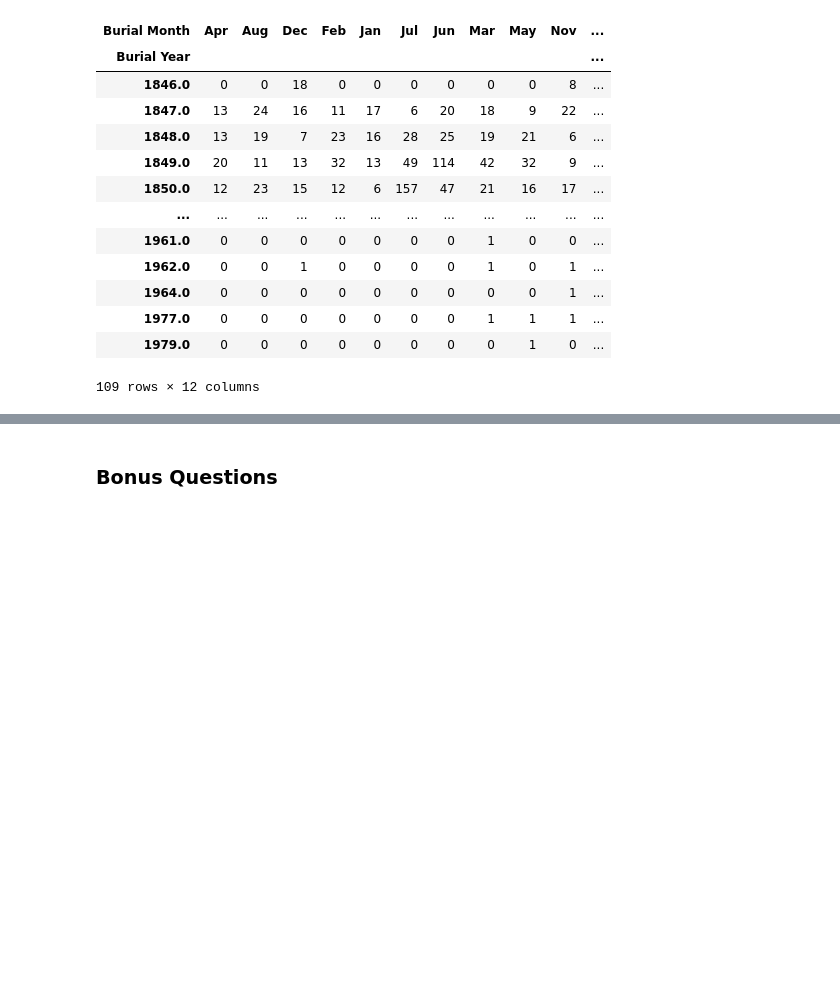
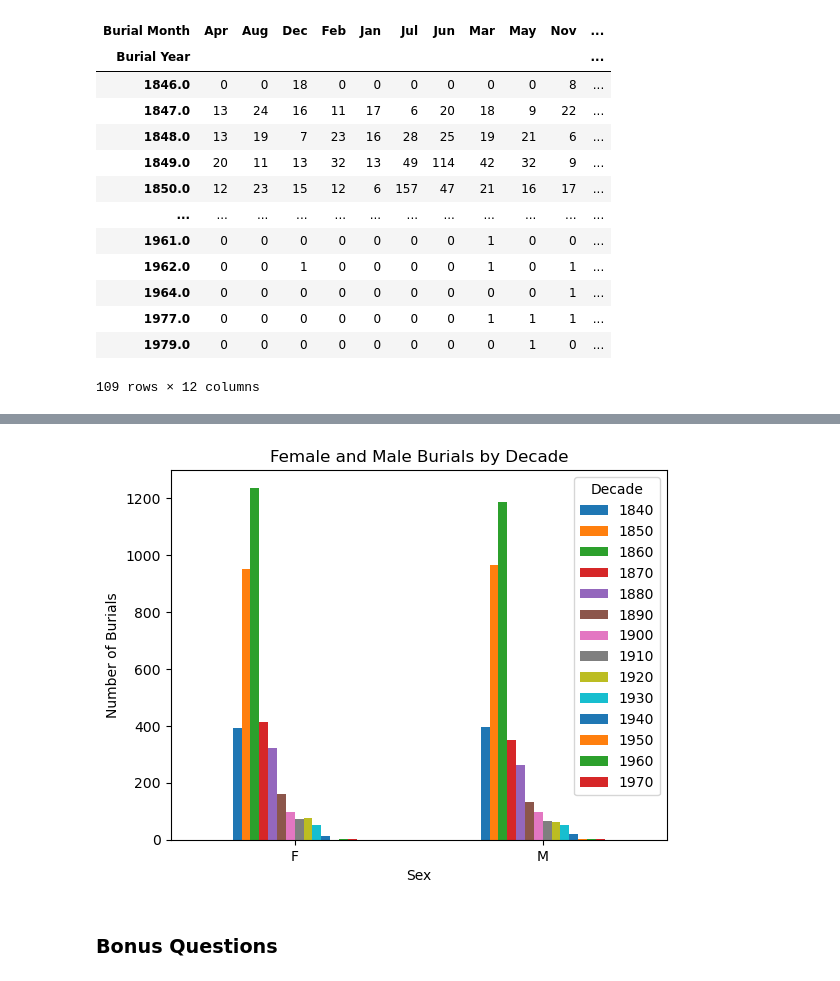
Before and after one commit to NSS-Data-Analytics-Cohort-10/advanced-pandas-emmydoore, a Jupyter notebook: notebooks/adv_pandas.ipynb, the cells around one changed output, grey strips where cells are left out. Drawn from its saved outputs; the diff is of its cells as text; code cells hidden in the pictures; blank space fills up the shorter version.

```diff
--- a/notebooks/adv_pandas.ipynb
+++ b/notebooks/adv_pandas.ipynb
@@ -171,2 +175,7 @@ Burial Year
 # %%
+#a. Create a "Decade" column to show the decade in which a burial occurred.
+
+#makes decade column
+ncc_df['Decade']=(ncc_df['Burial Year']//10)*10
+ncc_df.head()
 # %% [output]
@@ -189,0 +188,19 @@ Burial Year
+# %%
+#b.Examine the burials per decade. Look at the total number of burials and the proportion (aka percentage) of male burials and female burials.
+
+
+#filters gender
+# | = OR
+gender=ncc_df[(ncc_df['Sex'] =='M') | (ncc_df['Sex'] == 'F')]
+
+#m/f by decade
+g_df=pd.crosstab(gender['Decade'],gender['Sex'])
+
+#making a total column
+g_df['Total']=g_df['F']+g_df['M']
+
+#proportion column
+g_df["% Female"]=round((g_df['F']/g_df['Total'])*100,2)
+g_df["% Male"]=round((g_df['M']/g_df['Total'])*100,2)
+
+g_df.head(14)
@@ -190,3 +224,13 @@ Burial Year
+# %%
+#c.Create a clustered bar chart to show how male and female burials have changed over time.
+bar_df=pd.crosstab(gender['Sex'],gender['Decade'])
+
+bar_df.plot(kind='bar')
+plt.xticks(rotation=360)
+plt.ylabel('Number of Burials')
+plt.title('Female and Male Burials by Decade');
+# %% [output]
+[figure, added]
 # %% [markdown]
 ### Bonus Questions
 # %% [markdown]
```
Also changed, not shown: parts of 7 cells of this notebook.
